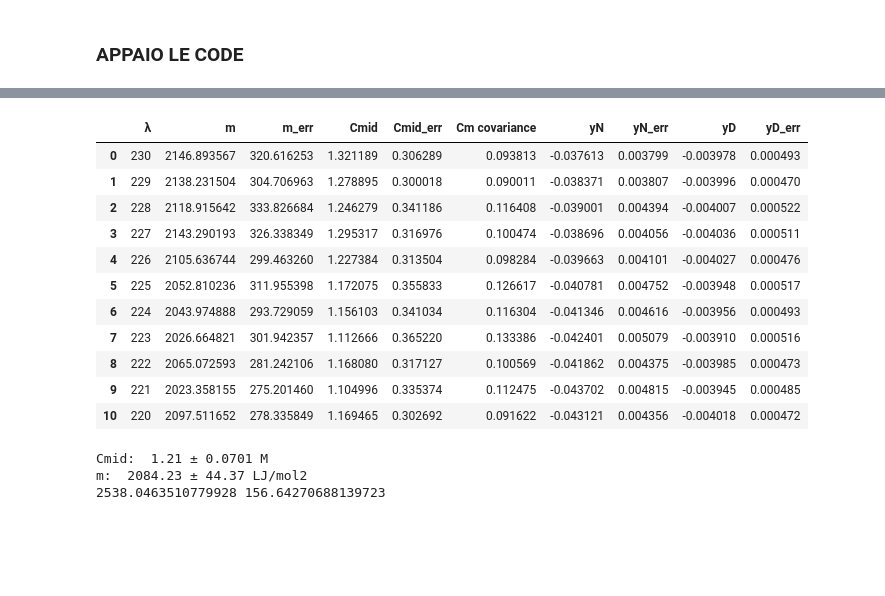
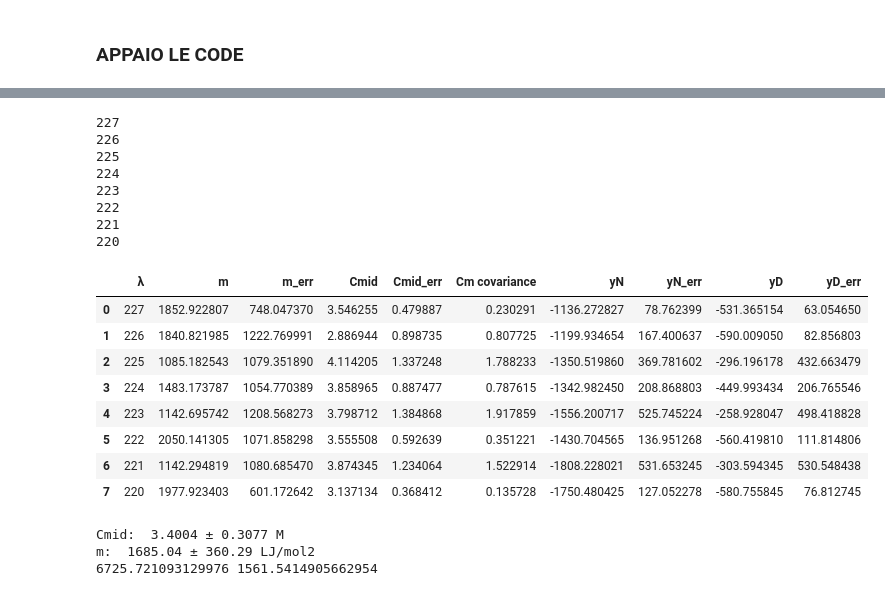
Before and after one commit to CarminatiGiovanni/LaboratorioBiofisica, a Jupyter notebook: DICROISMO/denaturazione.ipynb, the cells around one changed output, grey strips where cells are left out. Saved outputs shown, nothing was run; the diff lists cells and outputs as text; code cells hidden in the pictures; blank space fills up the shorter version.

```diff
--- a/DICROISMO/denaturazione.ipynb
+++ b/DICROISMO/denaturazione.ipynb
@@ -33,11 +33,13 @@ spettriRAW.tail()
 N = 162 #numero residui BLG
 l = 0.5 # lunghezza cammino ottico in cm
 R = 8.314 # J/(mol * K)
-T = 300 # K
+T = 298.15 # K
 # %%
 # import concentrazioni* 1000000 #M
 
-concentrazioni = np.array([0,1.529499455,3.093301471,4.668148484,6.130150005,7.735930045])
+concentrazioni = np.array([0,1.529499455,3.093301471,4.668148484,6.130150005,7.735930045]) # M
+
+concentrazioniBLG = np.array([4.05537E-06, 3.52052E-06, 3.58147E-06, 3.64439E-06, 3.66342E-06, 3.57871E-06]) # M
 
 print('Concentrazione GuHCl [M]: ',concentrazioni)
 # %% [output]
@@ -83,13 +85,12 @@ spettri['λ'] = spettriRAW['λ']
 
 for i, conc in enumerate(['C0', 'C1', 'C2', 'C3', 'C4', 'C5']):
     λ = spettriRAW['λ']
-    if i != 0:
-        θ = spettriRAW[conc] * 100 / (concentrazioni[i] * N * l)
-    else:
-        θ = spettriRAW[conc] * 100 / (N * l)
 
+    θ = spettriRAW[conc] * 100 / (concentrazioniBLG[i] * N * l)
+
+    # APPAIO DELLE CODE
     mean = θ[λ > 250].mean()
-   #  θ = θ - mean
+    θ = θ - mean
     spettri[conc] = θ  # aggiorna la colonna
 
     fig.add_trace(go.Scatter(
@@ -100,7 +101,7 @@ for i, conc in enumerate(['C0', 'C1', 'C2', 'C3', 'C4', 'C5']):
     ))
 
 fig.update_layout(
-    yaxis=dict(range=[-0.08000, 0.04000]),
+    yaxis=dict(range=[-2000,100]),
     xaxis_title='λ',
     yaxis_title='θ [deg·cm² dmol⁻¹]',
     legend_title='C denaturante [M]',
@@ -116,7 +117,7 @@ fig.show()
 λ = spettri['λ']
 
 λmin = 220
-λmax = 230
+λmax = 227
 
 imin,imax = λ[λ == λmin].index[0], λ[λ == λmax].index[0]
 # print(imin,imax)
@@ -186,45 +187,51 @@ def sigmoid(x,m,Cmid, yN,yD):
 # %%
 # fit con sigmoide
 
 fit_results = []
 
 for i in spettro_ristretto.columns[1:]:
     C = concentrazioni
     θ = spettro_ristretto[i].to_numpy()
 
     # guess
     yD = θ[-1]
     yN = θ[0] # NON è UN PARAMETRO
-    m = 3898
+    m = 2666
     Cmid = np.mean(C)
 
     # fit
-    popt, pcov = curve_fit(sigmoid, C, θ, p0=[m, Cmid, yN, yD],maxfev=1000,)
+    print(i)
+    popt, pcov = curve_fit(sigmoid, C, θ, p0=[m, Cmid, yN, yD],maxfev=100000,sigma=25)
     perr = np.sqrt(np.diag(pcov))
     fit_results.append({
         'λ': i,
         'm': popt[0], 'm_err': perr[0],
         'Cmid': popt[1], 'Cmid_err': perr[1],
         'Cm covariance': pcov[1, 1],
         'yN': popt[2], 'yN_err': perr[2],
         'yD': popt[3], 'yD_err': perr[3],
     })
 
 fit_df = pd.DataFrame(fit_results)
 display(fit_df)
 # %% [output]
+227
+226
+225
+224
+223
+222
+221
+220
 |  | λ | m | m_err | Cmid | Cmid_err | Cm covariance | yN | yN_err | yD | yD_err |
-| 0 | 230 | 2146.893567 | 320.616253 | 1.321189 | 0.306289 | 0.093813 | -0.037613 | 0.003799 | -0.003978 | 0.000493 |
-| 1 | 229 | 2138.231504 | 304.706963 | 1.278895 | 0.300018 | 0.090011 | -0.038371 | 0.003807 | -0.003996 | 0.000470 |
-| 2 | 228 | 2118.915642 | 333.826684 | 1.246279 | 0.341186 | 0.116408 | -0.039001 | 0.004394 | -0.004007 | 0.000522 |
-| 3 | 227 | 2143.290193 | 326.338349 | 1.295317 | 0.316976 | 0.100474 | -0.038696 | 0.004056 | -0.004036 | 0.000511 |
-| 4 | 226 | 2105.636744 | 299.463260 | 1.227384 | 0.313504 | 0.098284 | -0.039663 | 0.004101 | -0.004027 | 0.000476 |
-| 5 | 225 | 2052.810236 | 311.955398 | 1.172075 | 0.355833 | 0.126617 | -0.040781 | 0.004752 | -0.003948 | 0.000517 |
-| 6 | 224 | 2043.974888 | 293.729059 | 1.156103 | 0.341034 | 0.116304 | -0.041346 | 0.004616 | -0.003956 | 0.000493 |
-| 7 | 223 | 2026.664821 | 301.942357 | 1.112666 | 0.365220 | 0.133386 | -0.042401 | 0.005079 | -0.003910 | 0.000516 |
-| 8 | 222 | 2065.072593 | 281.242106 | 1.168080 | 0.317127 | 0.100569 | -0.041862 | 0.004375 | -0.003985 | 0.000473 |
-| 9 | 221 | 2023.358155 | 275.201460 | 1.104996 | 0.335374 | 0.112475 | -0.043702 | 0.004815 | -0.003945 | 0.000485 |
-| 10 | 220 | 2097.511652 | 278.335849 | 1.169465 | 0.302692 | 0.091622 | -0.043121 | 0.004356 | -0.004018 | 0.000472 |
+| 0 | 227 | 1852.922807 | 748.047370 | 3.546255 | 0.479887 | 0.230291 | -1136.272827 | 78.762399 | -531.365154 | 63.054650 |
+| 1 | 226 | 1840.821985 | 1222.769991 | 2.886944 | 0.898735 | 0.807725 | -1199.934654 | 167.400637 | -590.009050 | 82.856803 |
+| 2 | 225 | 1085.182543 | 1079.351890 | 4.114205 | 1.337248 | 1.788233 | -1350.519860 | 369.781602 | -296.196178 | 432.663479 |
+| 3 | 224 | 1483.173787 | 1054.770389 | 3.858965 | 0.887477 | 0.787615 | -1342.982450 | 208.868803 | -449.993434 | 206.765546 |
+| 4 | 223 | 1142.695742 | 1208.568273 | 3.798712 | 1.384868 | 1.917859 | -1556.200717 | 525.745224 | -258.928047 | 498.418828 |
+| 5 | 222 | 2050.141305 | 1071.858298 | 3.555508 | 0.592639 | 0.351221 | -1430.704565 | 136.951268 | -560.419810 | 111.814806 |
+| 6 | 221 | 1142.294819 | 1080.685470 | 3.874345 | 1.234064 | 1.522914 | -1808.228021 | 531.653245 | -303.594345 | 530.548438 |
+| 7 | 220 | 1977.923403 | 601.172642 | 3.137134 | 0.368412 | 0.135728 | -1750.480425 | 127.052278 | -580.755845 | 76.812745 |
 # %%
 fig = go.Figure()
 
@@ -418,6 +425,6 @@ sigmaΔG = ΔG*np.sqrt((mean_m_err/mean_m)**2 + (mean_Cmid_err/mean_Cmid)**2)
 
 print(ΔG,sigmaΔG)
 # %% [output]
-Cmid:  1.21 ± 0.0701 M
-m:  2084.23 ± 44.37 LJ/mol2
-2538.0463510779928 156.64270688139723
+Cmid:  3.4004 ± 0.3077 M
+m:  1685.04 ± 360.29 LJ/mol2
+6725.721093129976 1561.5414905662954
```
Also changed, not shown: parts of 1 cell of this notebook, 5 other files.
